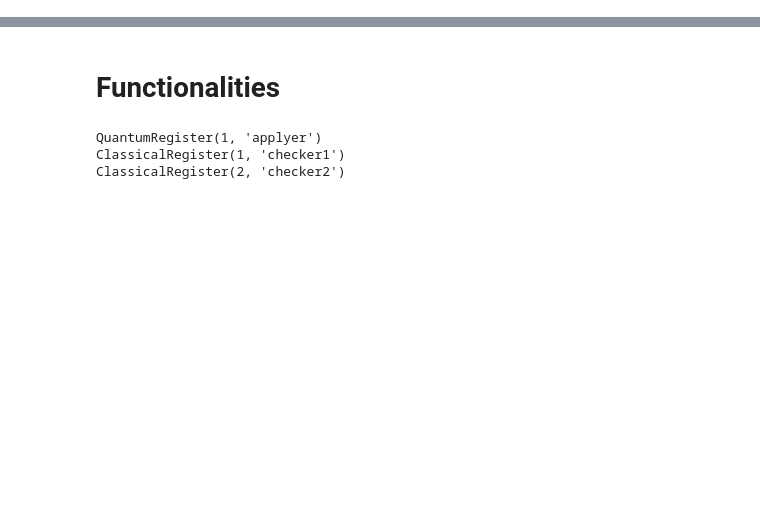
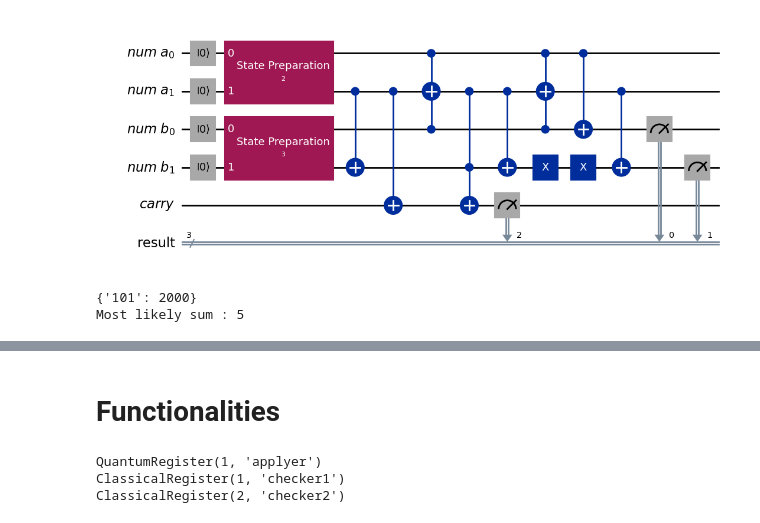
Before and after one commit to Harsh-L/Quantum-Computing-Introduction, a Jupyter notebook: Quantum_Computing_Arithmetic.ipynb, the cells around one changed output, grey strips where cells are left out. Saved outputs shown, nothing was run; the diff lists cells and outputs as text; code cells hidden in the pictures; blank space fills up the shorter version.

```diff
--- a/Quantum_Computing_Arithmetic.ipynb
+++ b/Quantum_Computing_Arithmetic.ipynb
@@ -471,0 +72,11 @@ Most likely product : 4
+# %%
+adder_circuit.decompose().draw('mpl')
+# %% [output]
+[figure, added]
+# %%
+counts = run(adder_circuit)
+print(counts)
+print(f'Most likely sum : {most_likely(counts)}')
+# %% [output]
+{'101': 2000}
+Most likely sum : 5
```
Also changed, not shown: parts of 71 cells of this notebook.
